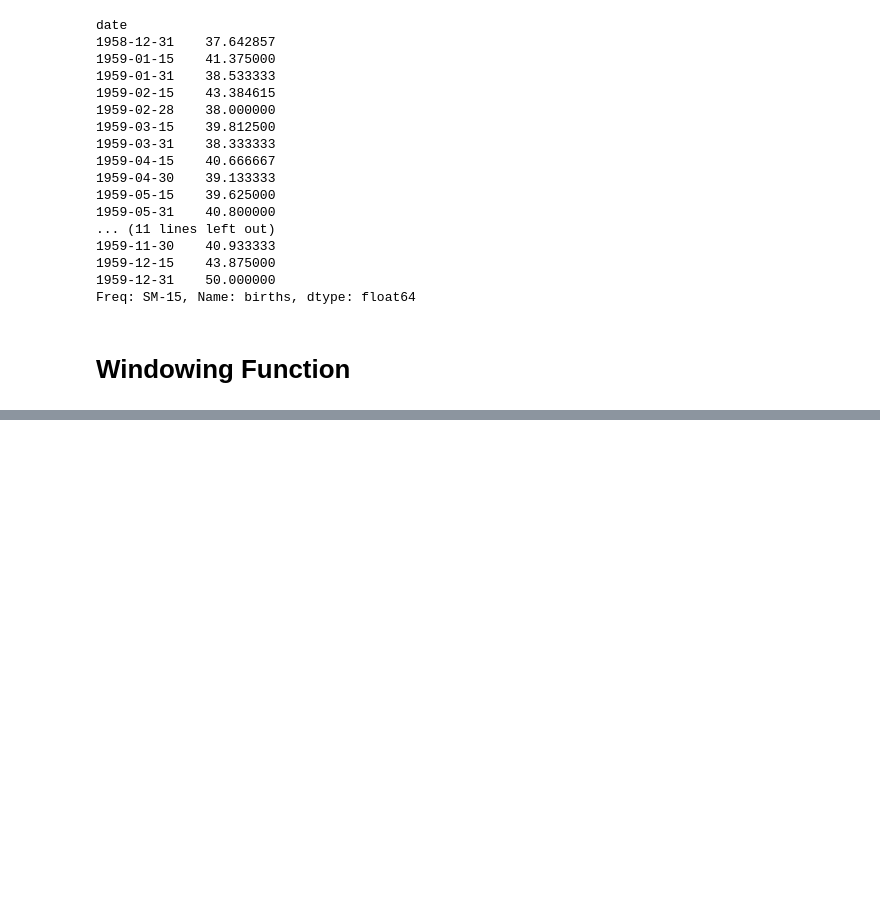
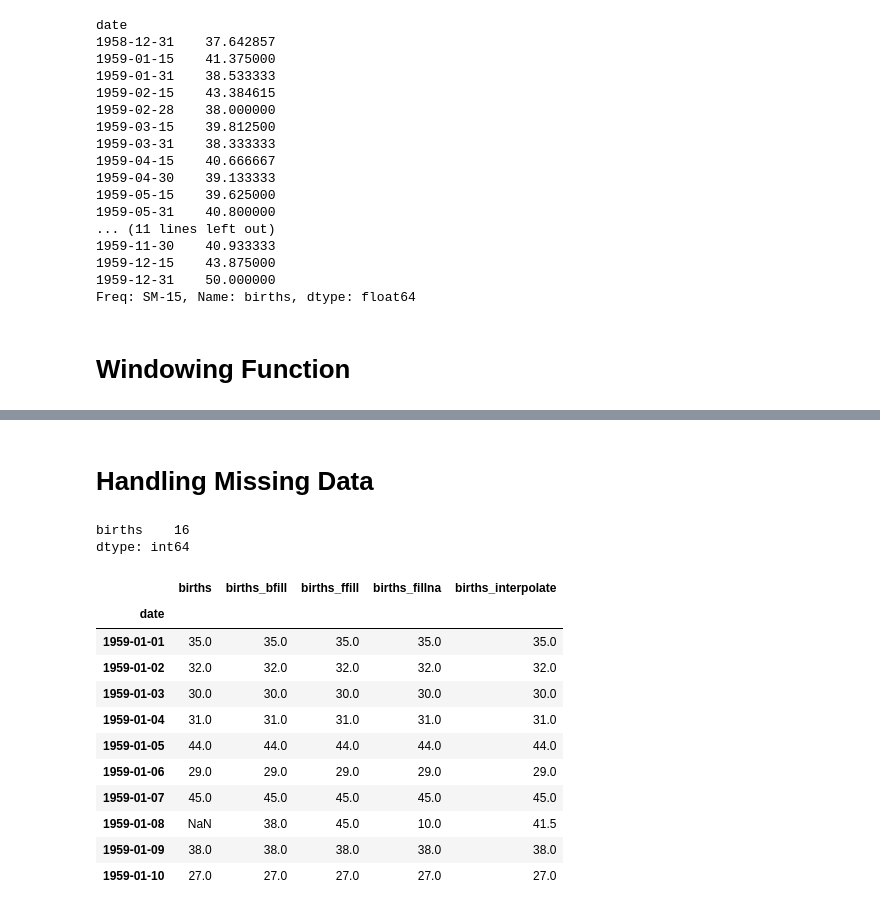
Before and after one commit to rjafarau/hands-on-time-series-analysis-python, a Jupyter notebook: source/CH02_Data_Wrangling_And_Preparation_For_Time_Series.ipynb, the cells around one changed output, grey strips where cells are left out. Saved outputs shown, nothing was run; the diff lists cells and outputs as text; code cells hidden in the pictures; blank space fills up the shorter version.

Commit message:
Complete chapter 2 Data Wrangling And Preparation For Time Series

```diff
--- a/source/CH02_Data_Wrangling_And_Preparation_For_Time_Series.ipynb
+++ b/source/CH02_Data_Wrangling_And_Preparation_For_Time_Series.ipynb
@@ -1008,0 +853,37 @@ array([[35.       ],
+# %% [markdown]
+# Handling Missing Data
+# %%
+df_missing = pd.read_csv(
+    filepath_or_buffer=DATA_DIR / 'daily-total-female-births-CA-with_nulls.csv',
+    index_col=['date'],
+    parse_dates=['date']
+)
+# %%
+df_missing.isna().sum()
+# %% [output]
+births    16
+dtype: int64
+# %%
+(df_missing
+ .join([
+     df_missing.bfill().add_suffix('_bfill'),
+     df_missing.ffill().add_suffix('_ffill'),
+     df_missing.fillna(10).add_suffix('_fillna'),
+     (df_missing
+      .interpolate(method='linear', limit_direction='forward')
+      .add_suffix('_interpolate'))
+ ])
+ .head(10))
+# %% [output]
+|  | births | births_bfill | births_ffill | births_fillna | births_interpolate |
+| date |  |  |  |  |  |
+| 1959-01-01 | 35.0 | 35.0 | 35.0 | 35.0 | 35.0 |
+| 1959-01-02 | 32.0 | 32.0 | 32.0 | 32.0 | 32.0 |
+| 1959-01-03 | 30.0 | 30.0 | 30.0 | 30.0 | 30.0 |
+| 1959-01-04 | 31.0 | 31.0 | 31.0 | 31.0 | 31.0 |
+| 1959-01-05 | 44.0 | 44.0 | 44.0 | 44.0 | 44.0 |
+| 1959-01-06 | 29.0 | 29.0 | 29.0 | 29.0 | 29.0 |
+| 1959-01-07 | 45.0 | 45.0 | 45.0 | 45.0 | 45.0 |
+| 1959-01-08 | NaN | 38.0 | 45.0 | 10.0 | 41.5 |
+| 1959-01-09 | 38.0 | 38.0 | 38.0 | 38.0 | 38.0 |
+| 1959-01-10 | 27.0 | 27.0 | 27.0 | 27.0 | 27.0 |
```
Also changed, not shown: parts of 33 cells of this notebook.
